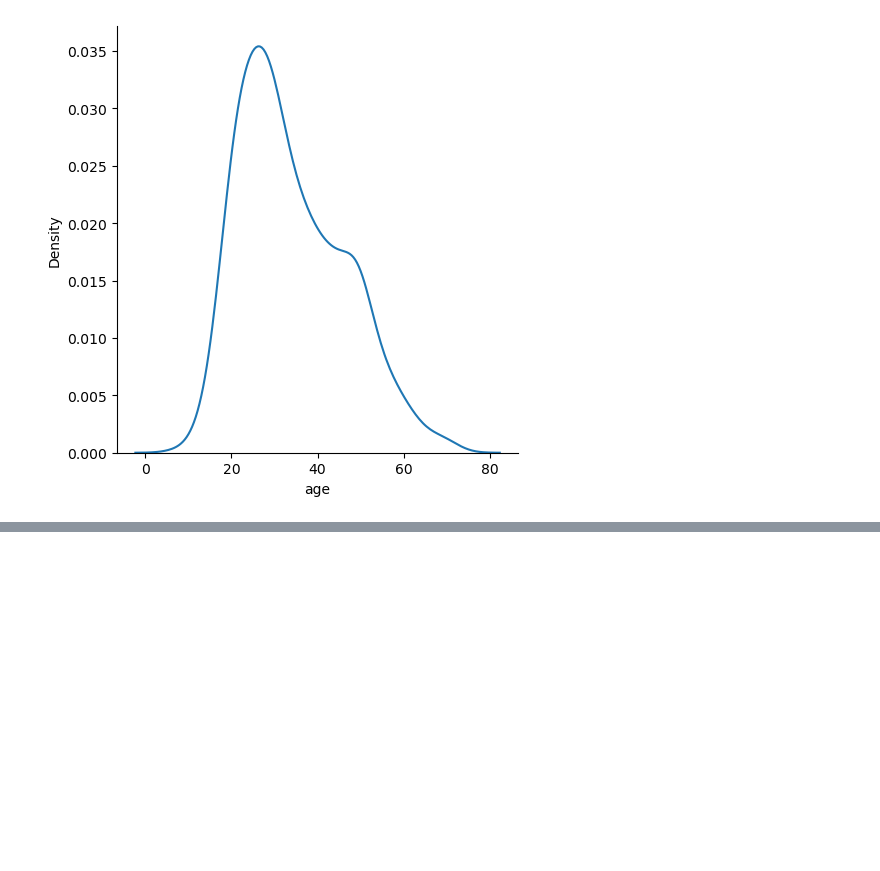
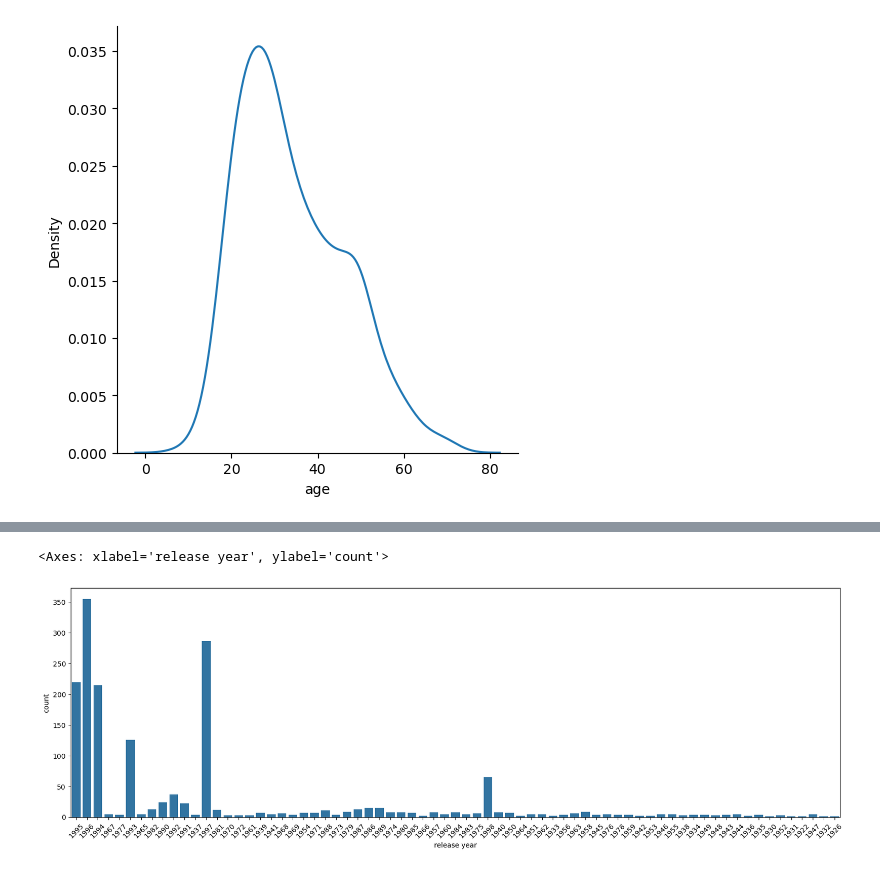
Before and after one commit to vishaltechevangelist/ds_bootcamp, a Jupyter notebook: notebooks/Week4-MovieLens_Assignment_Solution.ipynb, the cells around one changed output, grey strips where cells are left out. Saved outputs shown, nothing was run; the diff lists cells and outputs as text; code cells hidden in the pictures; blank space fills up the shorter version.

```diff
--- a/notebooks/Week4-MovieLens_Assignment_Solution.ipynb
+++ b/notebooks/Week4-MovieLens_Assignment_Solution.ipynb
@@ -119,0 +141,7 @@ sns.barplot(data=x, orient='h')
+# %%
+plt.figure(figsize=(20,6))
+plt.xticks(rotation=45)
+sns.countplot(data = movies_df, x='release year')
+# %% [output]
+<Axes: xlabel='release year', ylabel='count'>
+[figure, added]
```
Also changed, not shown: parts of 5 cells of this notebook.
